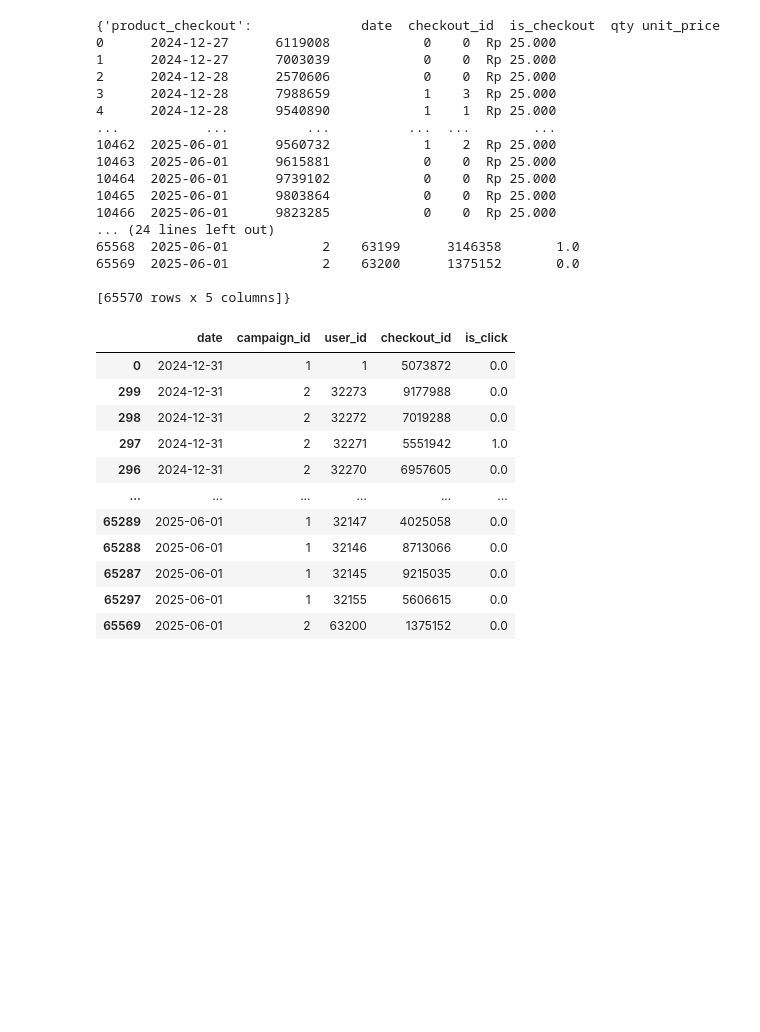
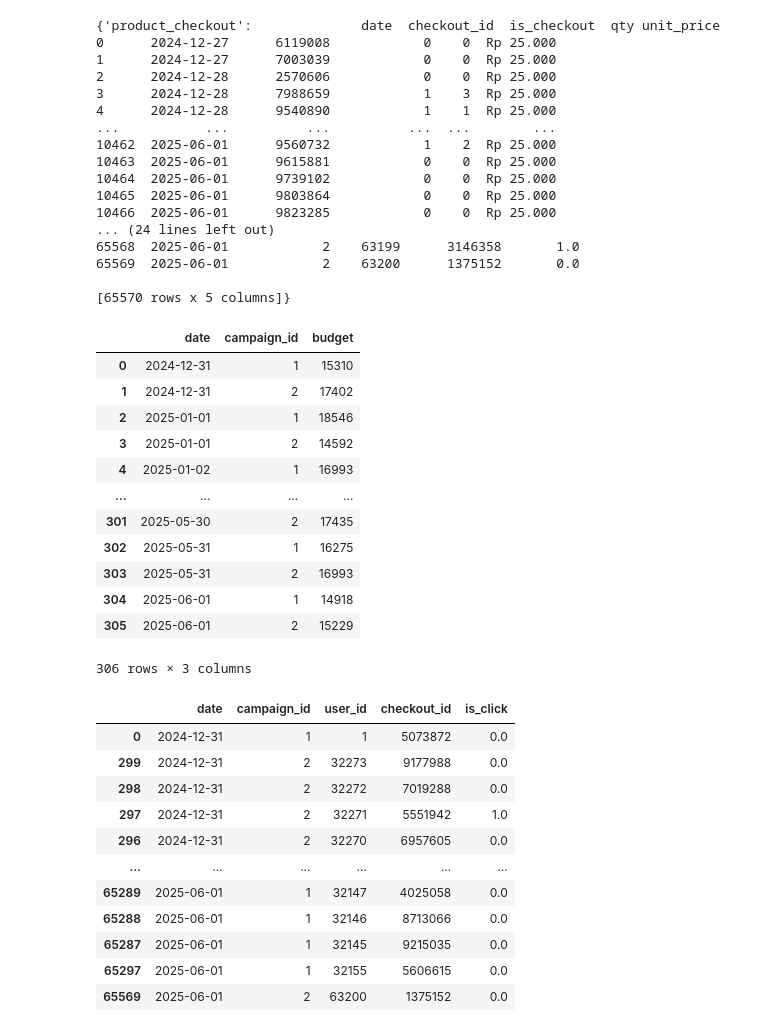
Before and after one commit to vandevee3/MarketingAnalysis, a Jupyter notebook: source/main.ipynb, the cells around one changed output. Cells and saved outputs as stored; diff of their text form; code cells hidden in the pictures; blank space fills up the shorter version.

```diff
--- a/source/main.ipynb
+++ b/source/main.ipynb
@@ -40,6 +40,22 @@ print(data_frames)
 65569  2025-06-01            2    63200      1375152       0.0
 
 [65570 rows x 5 columns]}
+# %%
+data_frames['campaign_budget'].sort_values(by= 'date')
+# %% [output]
+|  | date | campaign_id | budget |
+| 0 | 2024-12-31 | 1 | 15310 |
+| 1 | 2024-12-31 | 2 | 17402 |
+| 2 | 2025-01-01 | 1 | 18546 |
+| 3 | 2025-01-01 | 2 | 14592 |
+| 4 | 2025-01-02 | 1 | 16993 |
+| ... | ... | ... | ... |
+| 301 | 2025-05-30 | 2 | 17435 |
+| 302 | 2025-05-31 | 1 | 16275 |
+| 303 | 2025-05-31 | 2 | 16993 |
+| 304 | 2025-06-01 | 1 | 14918 |
+| 305 | 2025-06-01 | 2 | 15229 |
+306 rows × 3 columns
 # %%
 data_frames['campaign_result'].sort_values(by= 'date')
 # %% [output]
```
Also changed, not shown: parts of 12 cells of this notebook.
